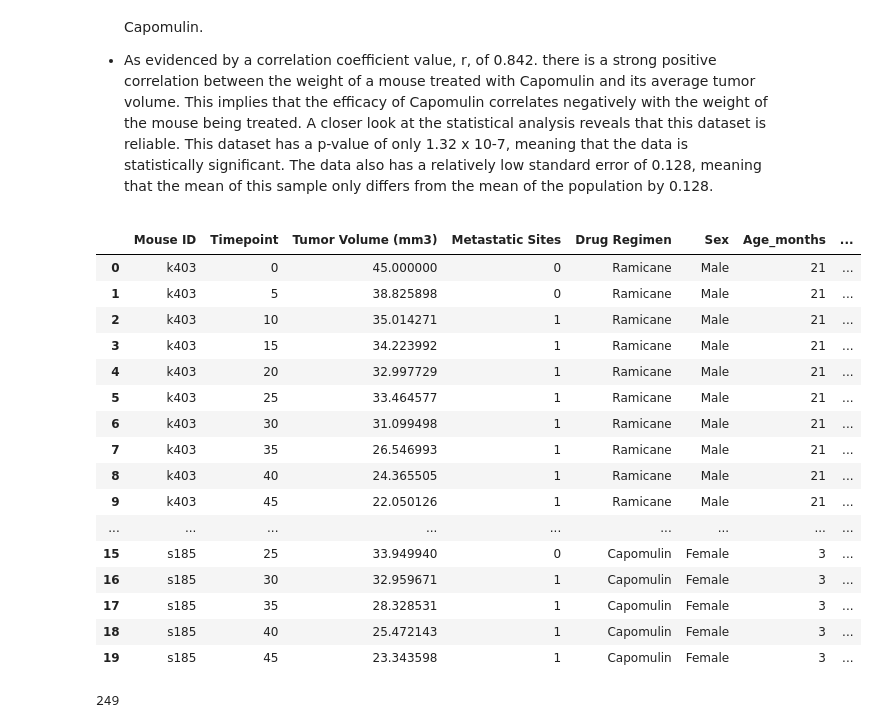
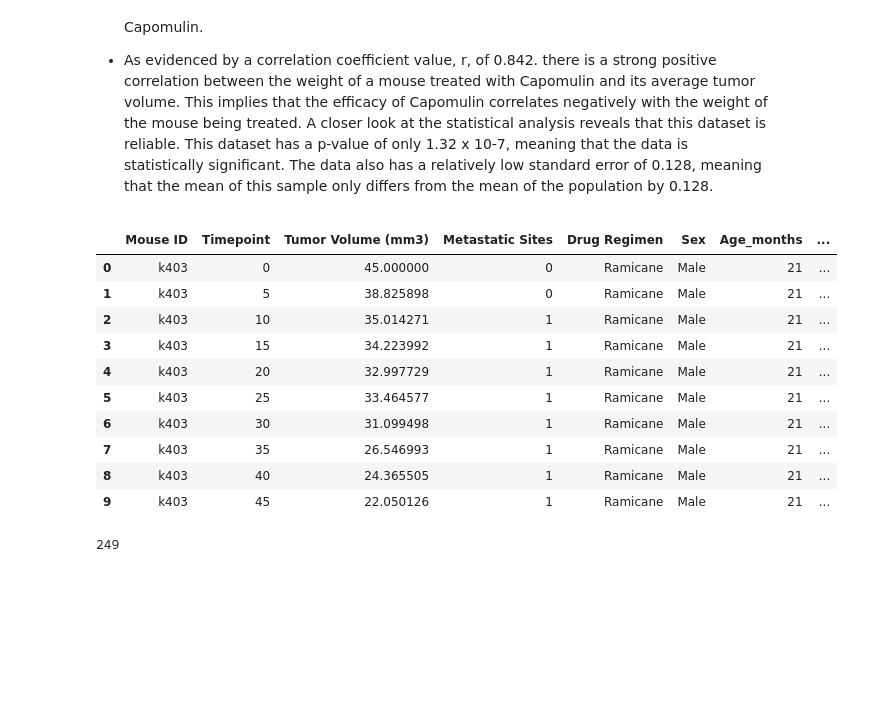
Before and after one commit to edshanks/Pymaceuticals-Inc-Capomulin-Drug-Trial, a Jupyter notebook: main.ipynb, the cells around one changed output. Saved outputs shown, nothing was run; the diff lists cells and outputs as text; code cells hidden in the pictures; blank space fills up the shorter version.

```diff
--- a/main.ipynb
+++ b/main.ipynb
@@ -21,40 +21,34 @@ from scipy import stats
 
 # Study data files
 mouse_metadata_path = "data/Mouse_metadata.csv"
 study_results_path = "data/Study_results.csv"
 
 # Read the mouse data and the study results
 mouse_metadata = pd.read_csv(mouse_metadata_path)
 study_results = pd.read_csv(study_results_path)
 
 # Combine the data into a single dataset
 merged_data = pd.merge(mouse_metadata, study_results, on="Mouse ID")
 
 #reorganize columns
 merged_data = merged_data[["Mouse ID", "Timepoint", "Tumor Volume (mm3)", "Metastatic Sites",
                            "Drug Regimen", "Sex", "Age_months", "Weight (g)"]]
 
 
 # Display the data table for preview
-merged_data.head(20)
+merged_data.head(10)
 # %% [output]
 |  | Mouse ID | Timepoint | Tumor Volume (mm3) | Metastatic Sites | Drug Regimen | Sex | Age_months | ... |
 | 0 | k403 | 0 | 45.000000 | 0 | Ramicane | Male | 21 | ... |
 | 1 | k403 | 5 | 38.825898 | 0 | Ramicane | Male | 21 | ... |
 | 2 | k403 | 10 | 35.014271 | 1 | Ramicane | Male | 21 | ... |
 | 3 | k403 | 15 | 34.223992 | 1 | Ramicane | Male | 21 | ... |
 | 4 | k403 | 20 | 32.997729 | 1 | Ramicane | Male | 21 | ... |
 | 5 | k403 | 25 | 33.464577 | 1 | Ramicane | Male | 21 | ... |
 | 6 | k403 | 30 | 31.099498 | 1 | Ramicane | Male | 21 | ... |
 | 7 | k403 | 35 | 26.546993 | 1 | Ramicane | Male | 21 | ... |
 | 8 | k403 | 40 | 24.365505 | 1 | Ramicane | Male | 21 | ... |
 | 9 | k403 | 45 | 22.050126 | 1 | Ramicane | Male | 21 | ... |
-| ... | ... | ... | ... | ... | ... | ... | ... | ... |
-| 15 | s185 | 25 | 33.949940 | 0 | Capomulin | Female | 3 | ... |
-| 16 | s185 | 30 | 32.959671 | 1 | Capomulin | Female | 3 | ... |
-| 17 | s185 | 35 | 28.328531 | 1 | Capomulin | Female | 3 | ... |
-| 18 | s185 | 40 | 25.472143 | 1 | Capomulin | Female | 3 | ... |
-| 19 | s185 | 45 | 23.343598 | 1 | Capomulin | Female | 3 | ... |
 # %%
 len(merged_data["Mouse ID"].unique())
 # %% [output]
```
Also changed, not shown: parts of 8 cells of this notebook, 19 other files.
